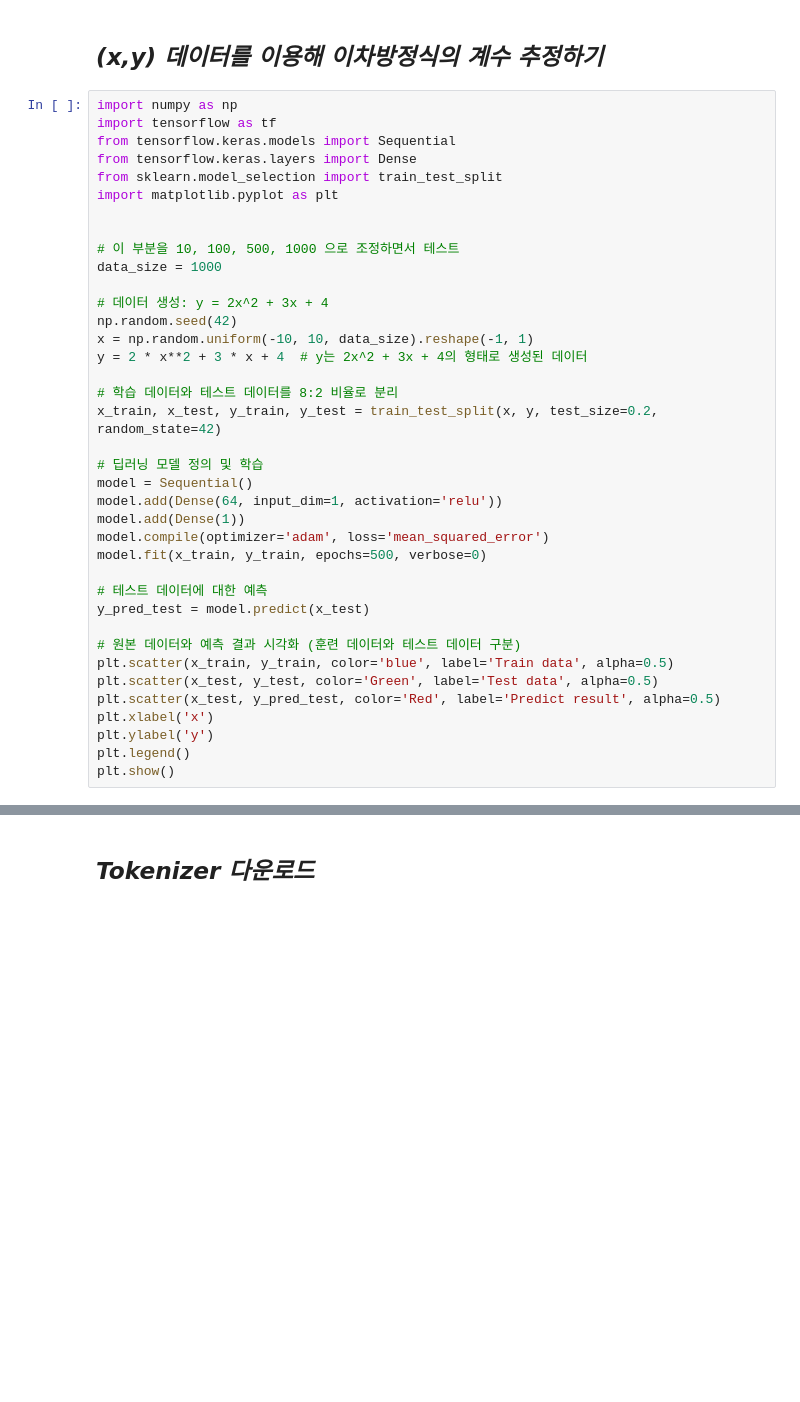
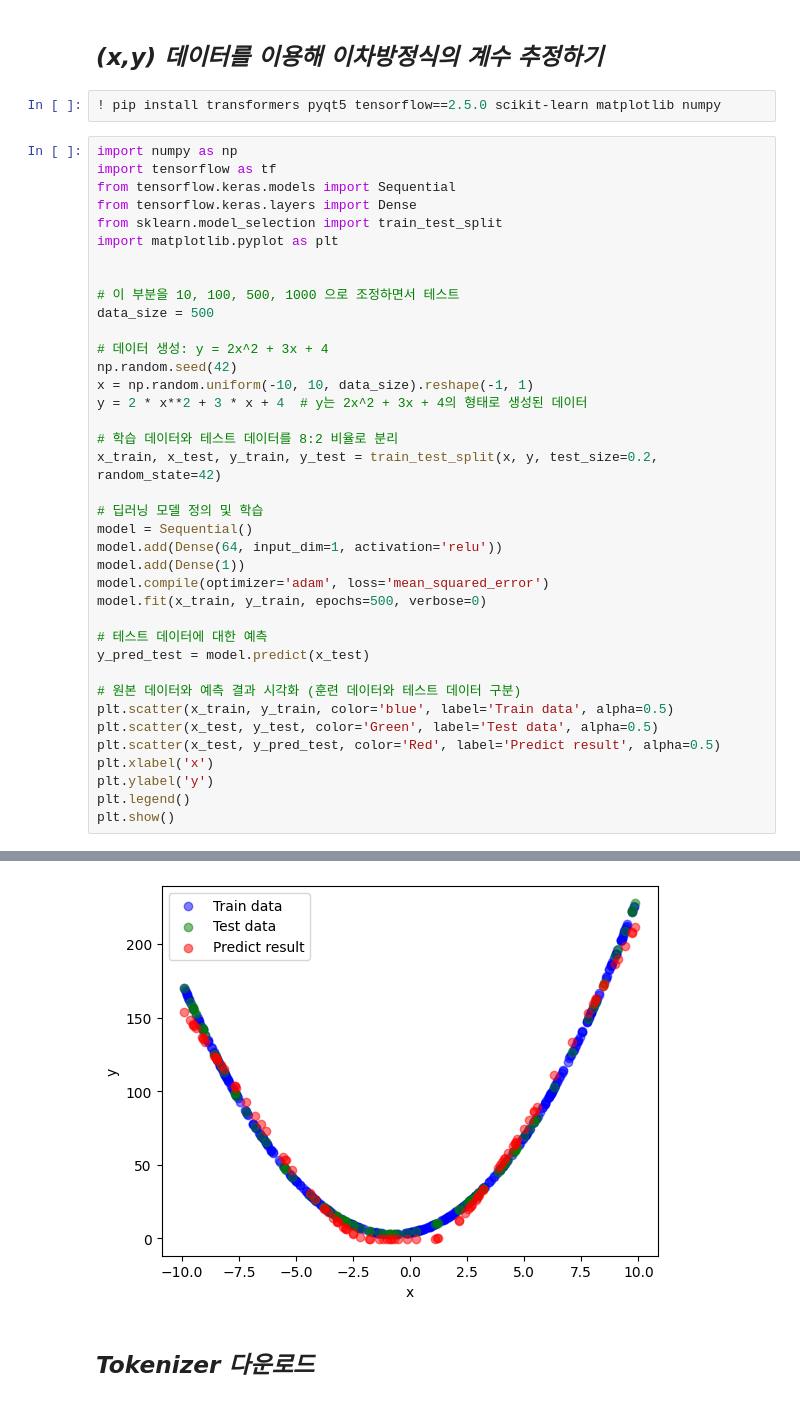
Before and after one commit to suriseven/llm_tutorial, a Jupyter notebook: 1교시.ipynb, the cells around one changed output, grey strips where cells are left out. Cells and saved outputs as stored; diff of their text form; blank space fills up the shorter version.

```diff
--- a/1교시.ipynb
+++ b/1교시.ipynb
@@ -1,5 +1,7 @@
 # %% [markdown]
 ## ***(x,y) 데이터를 이용해 이차방정식의 계수 추정하기***
+# %%
+! pip install transformers pyqt5 tensorflow==2.5.0 scikit-learn matplotlib numpy
 # %%
 import numpy as np
 import tensorflow as tf
@@ -10,7 +12,7 @@ import matplotlib.pyplot as plt
 
 
 # 이 부분을 10, 100, 500, 1000 으로 조정하면서 테스트
-data_size = 1000
+data_size = 500
 
 # 데이터 생성: y = 2x^2 + 3x + 4
 np.random.seed(42)
@@ -38,3 +40,4 @@ plt.xlabel('x')
 plt.ylabel('y')
 plt.legend()
 plt.show()
+# %% [output]
@@ -41,3 +45,4 @@ plt.show()
+[figure, added]
 # %% [markdown]
 ## ***Tokenizer 다운로드***
 # %%
```
Also changed, not shown: parts of 1 cell of this notebook.
